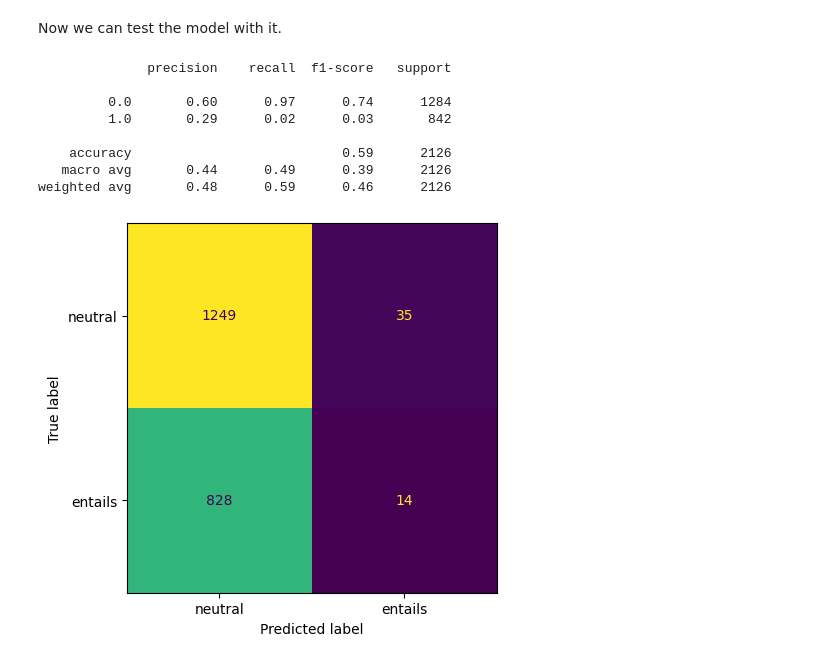
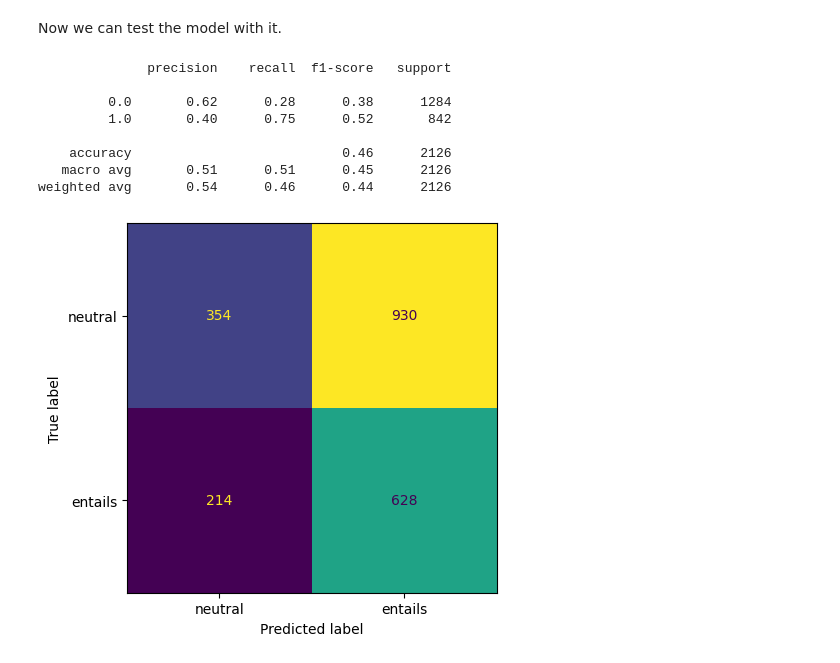
Before and after one commit to MahitGtg/nlp-project, a Jupyter notebook: read_data.ipynb, the cells around one changed output. Cells and saved outputs as stored; diff of their text form; code cells hidden in the pictures.

Commit message:
Added GRU with hyperparameter optimisation testing sequence

```diff
--- a/read_data.ipynb
+++ b/read_data.ipynb
@@ -360,7 +361,7 @@ To test the model, I have created a sample Bidirectional GRU model.
 This first model is a Bidirectional GRU
 # %%
 class BiGRU(torch.nn.Module):
-    def __init__(self, embedding_dim, hidden_dim, num_layers, dropout=0.4):
+    def __init__(self, embedding_dim, hidden_dim=64, num_layers=2, dropout=0.4):
         super(BiGRU, self).__init__()
         self.embeddings = torch.nn.Embedding(len(vocab), embedding_dim)
         self.embeddings.weight.data.copy_(torch.from_numpy(emb_table))
@@ -370,9 +371,7 @@ class BiGRU(torch.nn.Module):
         self.hyp_gru = torch.nn.GRU(embedding_dim, hidden_dim, num_layers, batch_first=True, bidirectional=True)
         self.mlp = torch.nn.Sequential(
             torch.nn.Dropout(dropout),
-            torch.nn.Linear(hidden_dim * 4, hidden_dim * 2),
-            torch.nn.ReLU(),
-            torch.nn.Linear(hidden_dim * 2, 1),
+            torch.nn.Linear(hidden_dim * 4, 1),
         )
 
     def forward(self, prem, hyp):
@@ -504,0 +483,27 @@ Epoch: (20 / 20) | Time: 00:07 | Train Loss: 0.2637 | Val Loss: 1.3812 | Val Acc
+# %%
+device = 'cuda' if torch.cuda.is_available() else 'cpu'
+hidden_dims_options = [32]
+num_layers_options = [2, 3, 4]
+dropout_options = [0.2, 0.3, 0.4, 0.5]
+epochs = 10
+
+best_model = None
+best_hyperparams = None
+best_val_loss = 100 # arbitrary large number
+
+all_hyperparams = list(itertools.product(hidden_dims_options, num_layers_options, dropout_options))
+
+for i, hyperparams in enumerate(all_hyperparams):
+    print(f"Testing ({i}/{len(all_hyperparams)}): {hyperparams}")
+    model = BiGRU(emb_dim, hyperparams[0], hyperparams[1], hyperparams[2])
+    model.to(device)
+    optimiser = torch.optim.Adam(model.parameters(), lr=0.0001, weight_decay=1e-5)
+    criterion = torch.nn.BCEWithLogitsLoss()
+    val_loss = train_model(model, optimiser, epochs, criterion, train_loader, val_loader, device)
+    if val_loss < best_val_loss:
+        best_val_loss = val_loss
+        best_hyperparams = hyperparams
+        best_model = model
+        print(f"Best Hyperparameters: [{hyperparams}] | Loss: {best_val_loss}")
+
+print(f"Search complete. Best Hyperparameters: {best_hyperparams}.")
@@ -526,35 +549,35 @@ Now we can test the model with it.
 # %%
 from sklearn.metrics import classification_report, confusion_matrix, ConfusionMatrixDisplay
 
-model.eval()
+best_model.eval()
 
 all_labels = []
 all_predictions = []
 with torch.no_grad():
     for batch in test_loader:
         premises = batch[0].to(device)
         hypotheses = batch[1].to(device)
         labels = batch[2].to(device).float()
-        outputs = model(premises, hypotheses)
+        outputs = best_model(premises, hypotheses)
         probs = torch.sigmoid(outputs)
         preds = (probs > 0.5).long()
         all_labels.extend(labels.cpu().numpy().flatten())
         all_predictions.extend(preds.cpu().numpy().flatten())
 
 print(classification_report(all_labels, all_predictions))
 
 cm = confusion_matrix(all_labels, all_predictions)
 disp = ConfusionMatrixDisplay(confusion_matrix=cm, display_labels=["neutral", "entails"])
 disp.plot(colorbar=False)
 
 plt.show()
 # %% [output]
               precision    recall  f1-score   support
 
-         0.0       0.60      0.97      0.74      1284
-         1.0       0.29      0.02      0.03       842
+         0.0       0.62      0.28      0.38      1284
+         1.0       0.40      0.75      0.52       842
 
-    accuracy                           0.59      2126
-   macro avg       0.44      0.49      0.39      2126
-weighted avg       0.48      0.59      0.46      2126
+    accuracy                           0.46      2126
+   macro avg       0.51      0.51      0.45      2126
+weighted avg       0.54      0.46      0.44      2126
-[figure, old version]
+[figure, new version]
```
Also changed, not shown: parts of 7 cells of this notebook.
